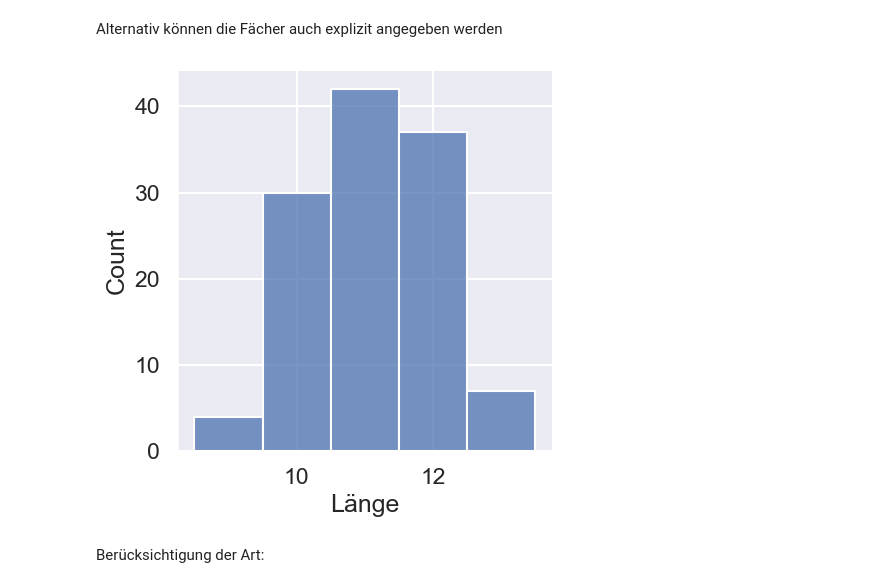
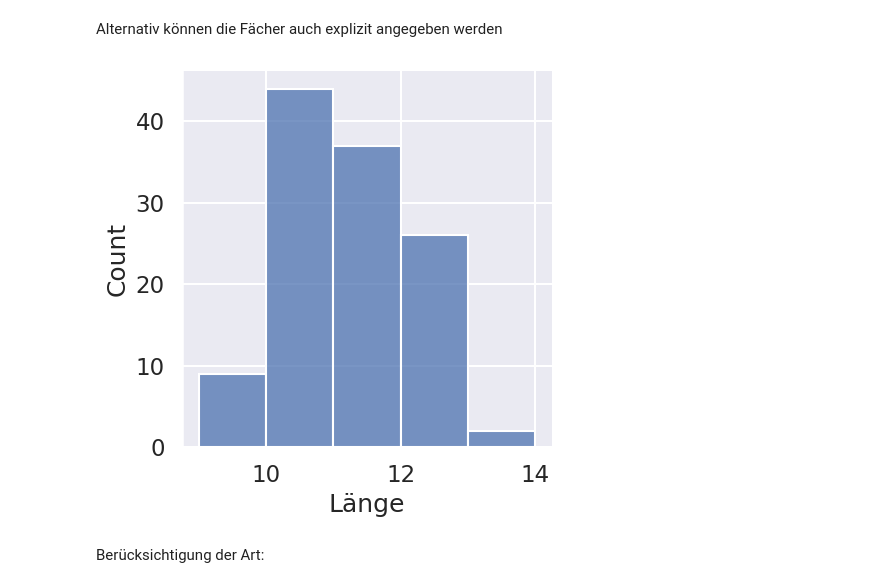
Before and after one commit to Ruediger-Braun/mfb2526, a Jupyter notebook: lektion05.ipynb, the cells around one changed output. Drawn from its saved outputs; the diff is of its cells as text; code cells hidden in the pictures.

```diff
--- a/lektion05.ipynb
+++ b/lektion05.ipynb
@@ -255,9 +255,9 @@ sns.displot(df, x='Länge', bins=20);
 # %% [markdown]
 Alternativ können die Fächer auch explizit angegeben werden
 # %%
-sns.displot(df, x='Länge', bins = np.arange(9, 15)-0.5);
+sns.displot(df, x='Länge', bins = np.arange(9, 15));
 # %% [output]
-[figure, old version]
+[figure, new version]
 # %% [markdown]
 Berücksichtigung der Art:
 # %%
```
Also changed, not shown: parts of 12 cells of this notebook.
